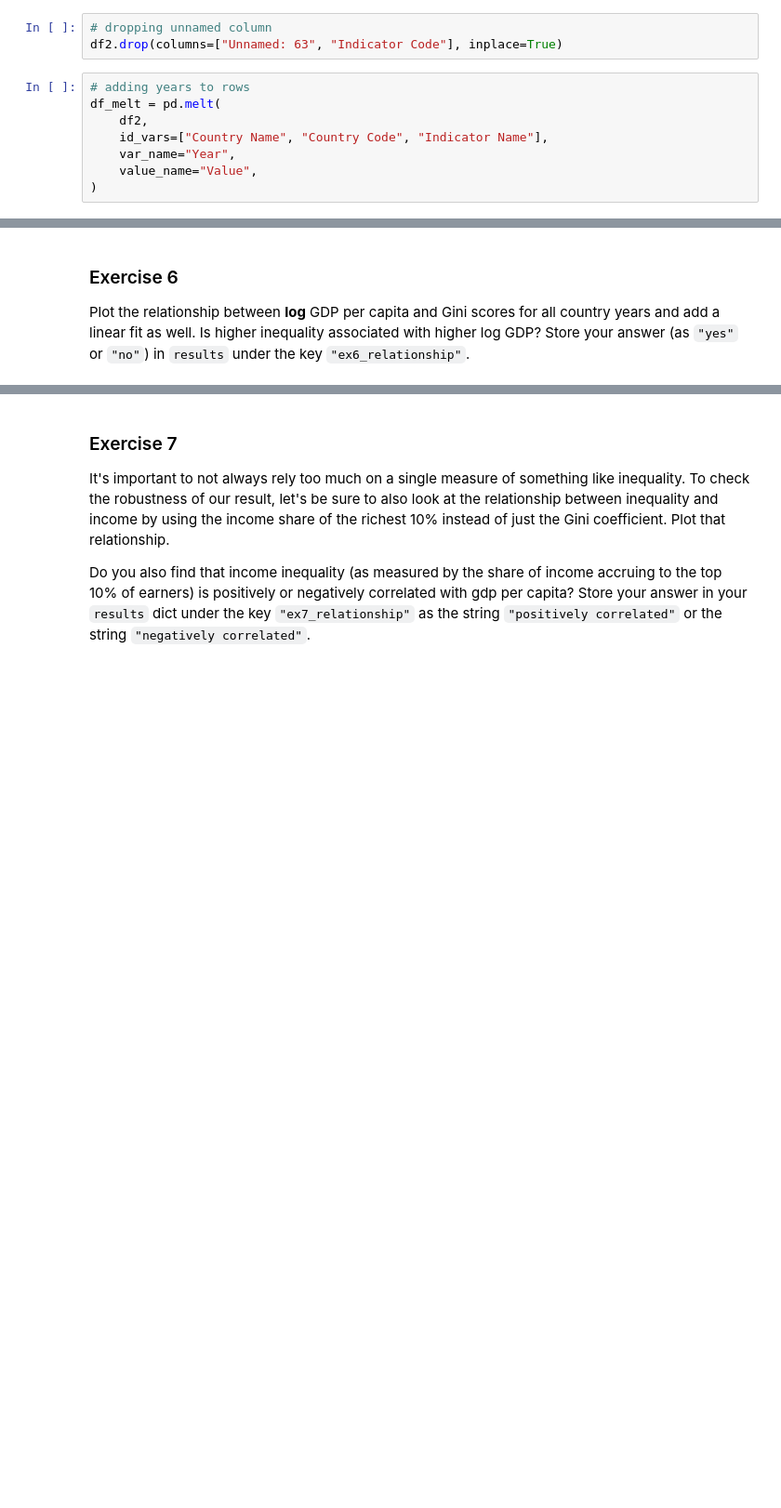
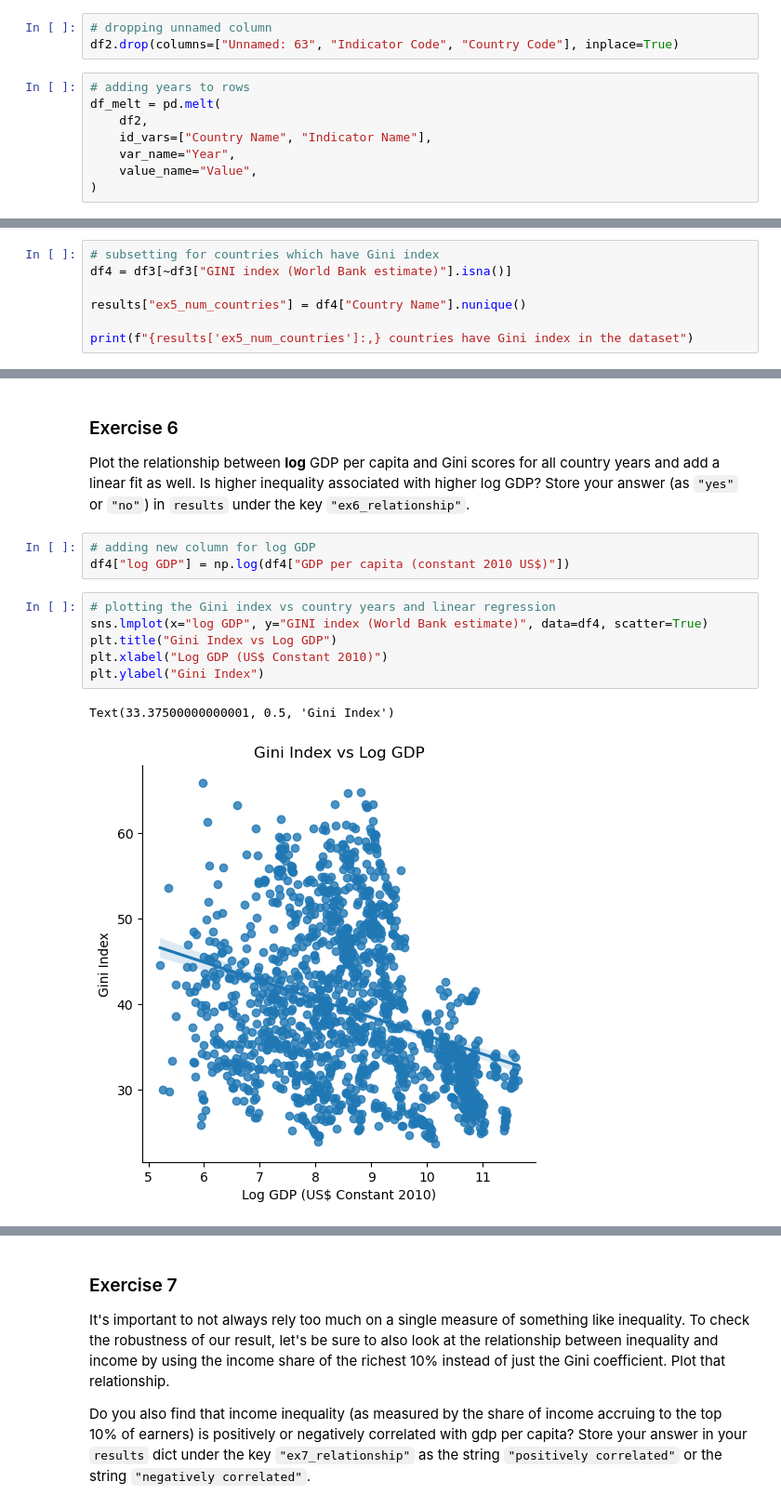
Before and after one commit to revanth7667/PDS_Assignments, a Jupyter notebook: codes/notebooks/2023-11-02_IND_reshaping.ipynb, the cells around one changed output, grey strips where cells are left out. Shown at 93% size. Drawn from its saved outputs; the diff is of its cells as text; blank space fills up the shorter version.

```diff
--- a/codes/notebooks/2023-11-02_IND_reshaping.ipynb
+++ b/codes/notebooks/2023-11-02_IND_reshaping.ipynb
@@ -185,12 +185,12 @@ Index(['Country Name', 'Country Code', 'Indicator Name', 'Indicator Code',
       dtype='object')
 # %%
 # dropping unnamed column
-df2.drop(columns=["Unnamed: 63", "Indicator Code"], inplace=True)
+df2.drop(columns=["Unnamed: 63", "Indicator Code", "Country Code"], inplace=True)
 # %%
 # adding years to rows
 df_melt = pd.melt(
     df2,
-    id_vars=["Country Name", "Country Code", "Indicator Name"],
+    id_vars=["Country Name", "Indicator Name"],
     var_name="Year",
     value_name="Value",
 )
@@ -216,3 +217,10 @@ After Subsetting for post 1980, the number of rows is 8,608
 ### Exercise 5
 
 Subset for observations for which we have GINI index estimates. How many unique *countries* do you end up with? Store this answer in `ex5_num_countries`.
+# %%
+# subsetting for countries which have Gini index
+df4 = df3[~df3["GINI index (World Bank estimate)"].isna()]
+
+results["ex5_num_countries"] = df4["Country Name"].nunique()
+
+print(f"{results['ex5_num_countries']:,} countries have Gini index in the dataset")
@@ -220,3 +230,15 @@ Subset for observations for which we have GINI index estimates. How many unique
 ### Exercise 6
 
 Plot the relationship between **log** GDP per capita and Gini scores for all country years and add a linear fit as well. Is higher inequality associated with higher log GDP? Store your answer (as `"yes"` or `"no"`) in `results` under the key `"ex6_relationship"`.
+# %%
+# adding new column for log GDP
+df4["log GDP"] = np.log(df4["GDP per capita (constant 2010 US$)"])
+# %%
+# plotting the Gini index vs country years and linear regression
+sns.lmplot(x="log GDP", y="GINI index (World Bank estimate)", data=df4, scatter=True)
+plt.title("Gini Index vs Log GDP")
+plt.xlabel("Log GDP (US$ Constant 2010)")
+plt.ylabel("Gini Index")
+# %% [output]
+Text(33.37500000000001, 0.5, 'Gini Index')
+[figure, added]
```
Also changed, not shown: parts of 14 cells of this notebook.
